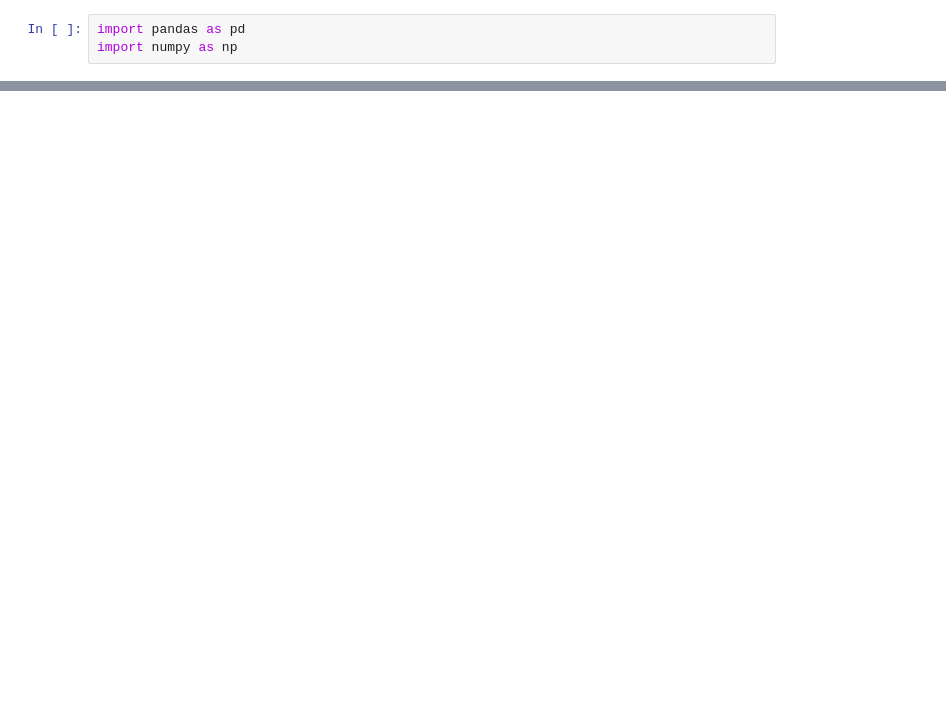
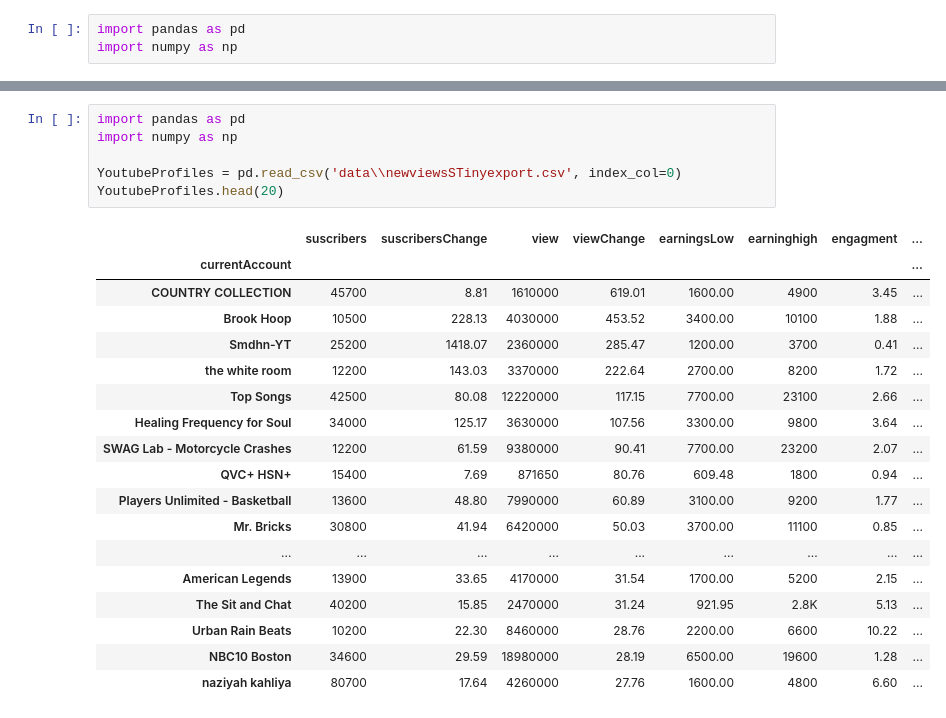
Before and after one commit to 4Fortune8/skimmer, a Jupyter notebook: AnalizeData.ipynb, the cells around one changed output, grey strips where cells are left out. Saved outputs shown, nothing was run; the diff lists cells and outputs as text; blank space fills up the shorter version.

```diff
--- a/AnalizeData.ipynb
+++ b/AnalizeData.ipynb
@@ -38,0 +58,25 @@ MassiveChannels.to_csv('data/massiveexport.csv')
+# %%
+import pandas as pd
+import numpy as np
+
+YoutubeProfiles = pd.read_csv('data\\newviewsSTinyexport.csv', index_col=0)
+YoutubeProfiles.head(20)
+# %% [output]
+|  | suscribers | suscribersChange | view | viewChange | earningsLow | earninghigh | engagment | ... |
+| currentAccount |  |  |  |  |  |  |  | ... |
+| COUNTRY COLLECTION | 45700 | 8.81 | 1610000 | 619.01 | 1600.00 | 4900 | 3.45 | ... |
+| Brook Hoop | 10500 | 228.13 | 4030000 | 453.52 | 3400.00 | 10100 | 1.88 | ... |
+| Smdhn-YT | 25200 | 1418.07 | 2360000 | 285.47 | 1200.00 | 3700 | 0.41 | ... |
+| the white room | 12200 | 143.03 | 3370000 | 222.64 | 2700.00 | 8200 | 1.72 | ... |
+| Top Songs | 42500 | 80.08 | 12220000 | 117.15 | 7700.00 | 23100 | 2.66 | ... |
+| Healing Frequency for Soul | 34000 | 125.17 | 3630000 | 107.56 | 3300.00 | 9800 | 3.64 | ... |
+| SWAG Lab - Motorcycle Crashes | 12200 | 61.59 | 9380000 | 90.41 | 7700.00 | 23200 | 2.07 | ... |
+| QVC+ HSN+ | 15400 | 7.69 | 871650 | 80.76 | 609.48 | 1800 | 0.94 | ... |
+| Players Unlimited - Basketball | 13600 | 48.80 | 7990000 | 60.89 | 3100.00 | 9200 | 1.77 | ... |
+| Mr. Bricks | 30800 | 41.94 | 6420000 | 50.03 | 3700.00 | 11100 | 0.85 | ... |
+| ... | ... | ... | ... | ... | ... | ... | ... | ... |
+| American Legends | 13900 | 33.65 | 4170000 | 31.54 | 1700.00 | 5200 | 2.15 | ... |
+| The Sit and Chat | 40200 | 15.85 | 2470000 | 31.24 | 921.95 | 2.8K | 5.13 | ... |
+| Urban Rain Beats | 10200 | 22.30 | 8460000 | 28.76 | 2200.00 | 6600 | 10.22 | ... |
+| NBC10 Boston | 34600 | 29.59 | 18980000 | 28.19 | 6500.00 | 19600 | 1.28 | ... |
+| naziyah kahliya | 80700 | 17.64 | 4260000 | 27.76 | 1600.00 | 4800 | 6.60 | ... |
```
Also changed, not shown: parts of 8 cells of this notebook, 7 other files.
